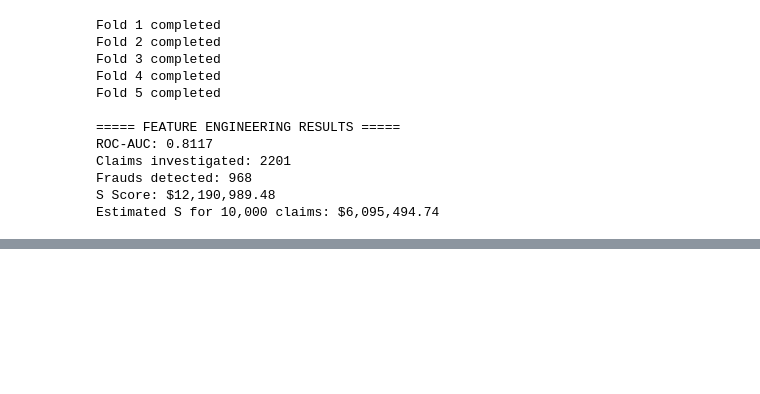
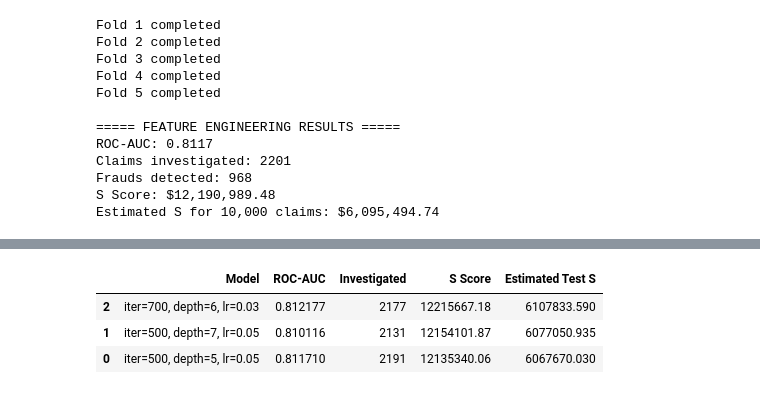
Before and after one commit to AllyJT/eda202602, a Jupyter notebook: modeling_paige.ipynb, the cells around one changed output, grey strips where cells are left out. Cells and saved outputs as stored; diff of their text form; code cells hidden in the pictures; blank space fills up the shorter version.

```diff
--- a/modeling_paige.ipynb
+++ b/modeling_paige.ipynb
@@ -561,3 +367,78 @@ Unique claim IDs: 10000
 | 2 | C000005 | 0 |
 | 3 | C000006 | 0 |
 | 4 | C000010 | 0 |
+# %%
+from catboost import CatBoostClassifier
+from sklearn.metrics import roc_auc_score
+import numpy as np
+import pandas as pd
+
+configs = [
+    {"iterations": 500, "depth": 5, "learning_rate": 0.05},
+    {"iterations": 500, "depth": 7, "learning_rate": 0.05},
+    {"iterations": 700, "depth": 6, "learning_rate": 0.03}
+]
+
+results = []
+cv_predictions = {}
+
+amounts = train["claim_amount"].to_numpy()
+fraud = train["is_fraud"].to_numpy()
+
+for config in configs:
+
+    print(f"\nTesting: {config}")
+
+    oof = np.zeros(len(train))
+
+    for fold, (tr_idx, va_idx) in enumerate(skf.split(X, y), 1):
+
+        X_tr, X_va = add_features(
+            X.iloc[tr_idx],
+            X.iloc[va_idx]
+        )
+
+        model_tuned = CatBoostClassifier(
+            **config,
+            loss_function="Logloss",
+            verbose=False,
+            random_seed=42,
+            cat_features=cat_cols
+        )
+
+        model_tuned.fit(X_tr, y.iloc[tr_idx])
+
+        oof[va_idx] = model_tuned.predict_proba(X_va)[:, 1]
+
+    # Use original threshold for fair comparison
+    expected_value = oof * amounts
+
+    selected = np.where(expected_value > 2500)[0]
+    selected = selected[np.argsort(-expected_value[selected])][:4000]
+
+    S = np.sum(fraud[selected] * amounts[selected] - 2500)
+
+    name = (
+        f"iter={config['iterations']}, "
+        f"depth={config['depth']}, "
+        f"lr={config['learning_rate']}"
+    )
+
+    cv_predictions[name] = oof.copy()
+
+    results.append({
+        "Model": name,
+        "ROC-AUC": roc_auc_score(y, oof),
+        "Investigated": len(selected),
+        "S Score": S,
+        "Estimated Test S": S / 2
+    })
+
+    print(f"S Score: ${S:,.2f}")
+
+results_df = pd.DataFrame(results).sort_values(
+    "S Score", ascending=False
+)
+
+display(results_df)
+# %% [output]
@@ -563,0 +453,4 @@ Unique claim IDs: 10000
+|  | Model | ROC-AUC | Investigated | S Score | Estimated Test S |
+| 2 | iter=700, depth=6, lr=0.03 | 0.812177 | 2177 | 12215667.18 | 6107833.590 |
+| 1 | iter=500, depth=7, lr=0.05 | 0.810116 | 2131 | 12154101.87 | 6077050.935 |
+| 0 | iter=500, depth=5, lr=0.05 | 0.811710 | 2191 | 12135340.06 | 6067670.030 |
```
Also changed, not shown: parts of 12 cells of this notebook, 5 other files.
